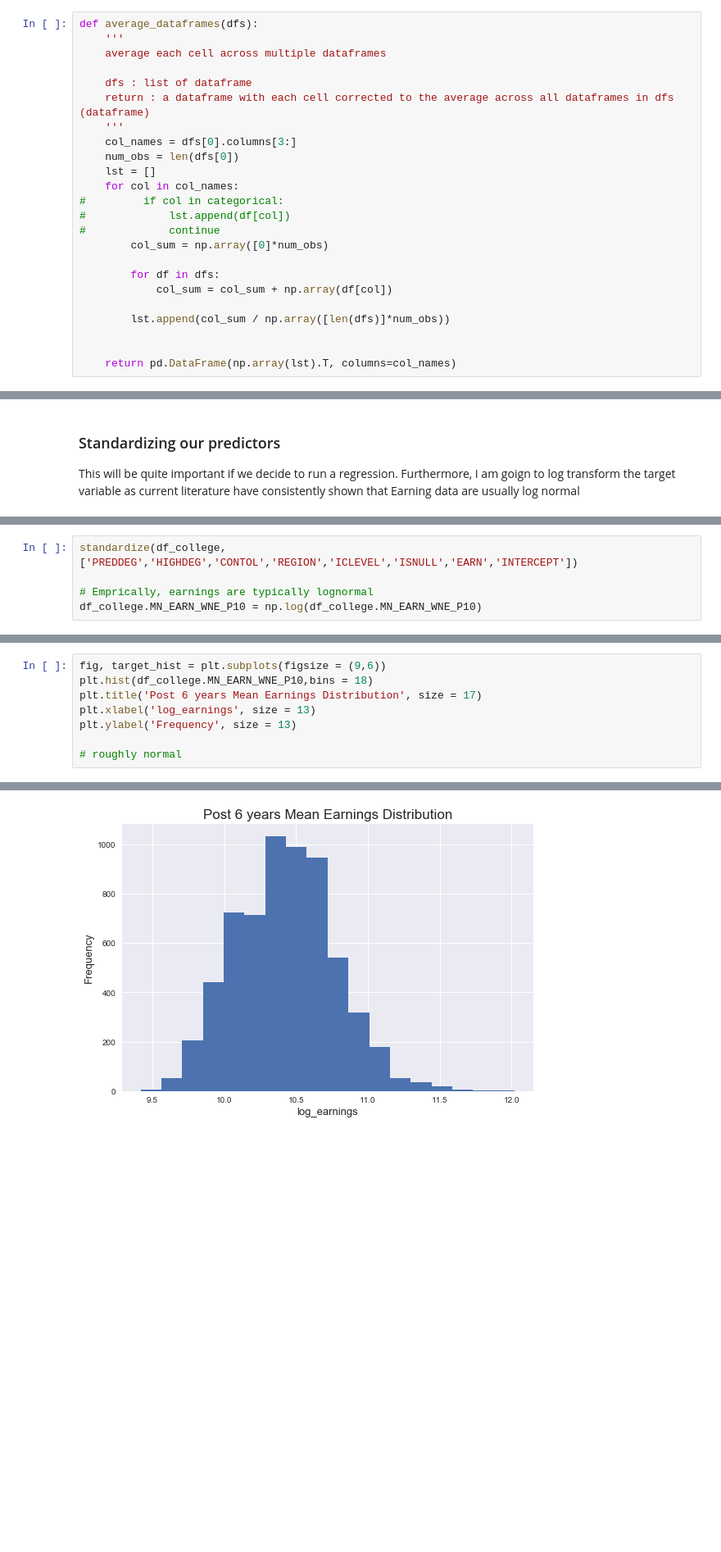
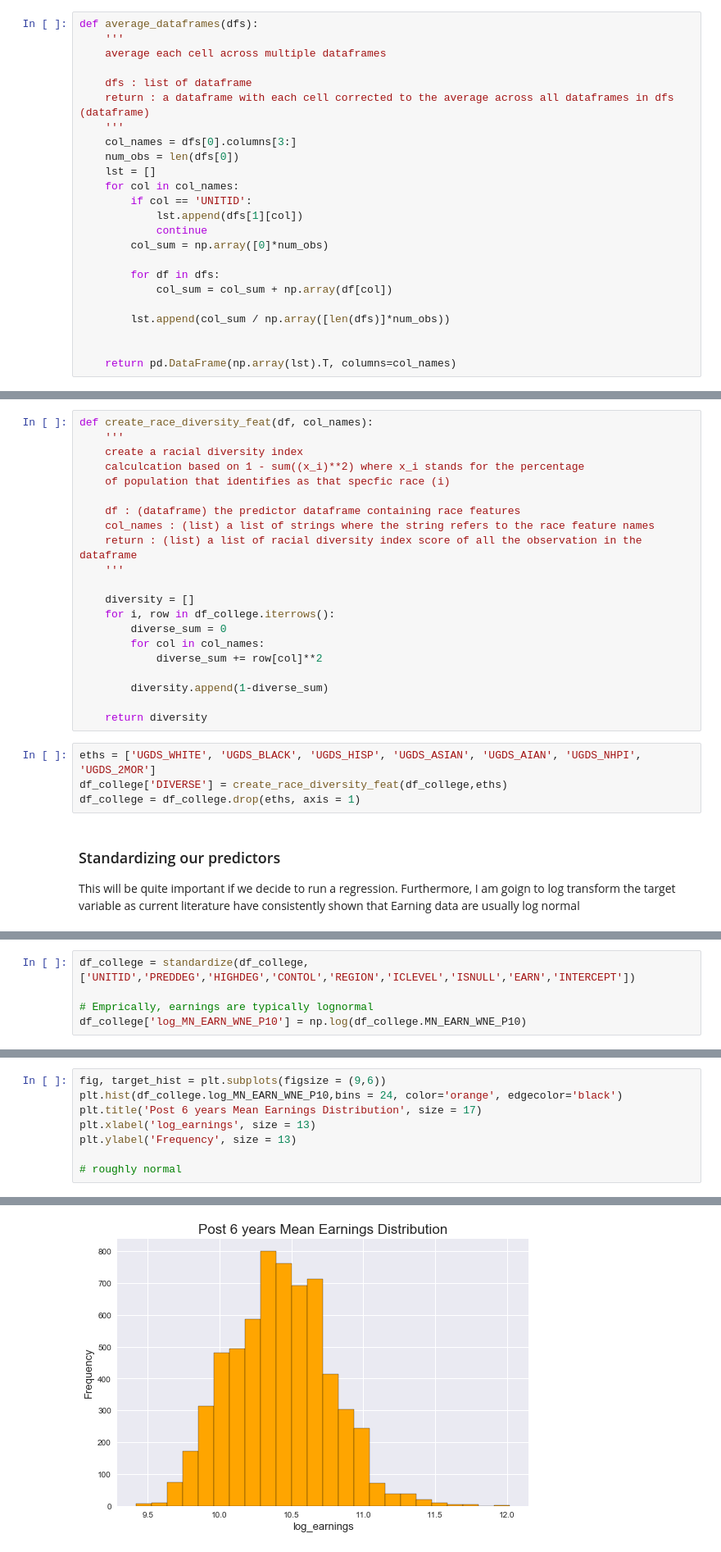
Before and after one commit to willtseng12/metis_projects_17, a Jupyter notebook: college_scorecard_project/college_scorecard_analysis.ipynb, the cells around one changed output, grey strips where cells are left out. Shown at 82% size. Drawn from its saved outputs; the diff is of its cells as text; blank space fills up the shorter version.

```diff
--- a/college_scorecard_project/college_scorecard_analysis.ipynb
+++ b/college_scorecard_project/college_scorecard_analysis.ipynb
@@ -328,9 +332,9 @@ def average_dataframes(dfs):
     num_obs = len(dfs[0])
     lst = []
     for col in col_names:
-#         if col in categorical:
-#             lst.append(df[col])
-#             continue
+        if col == 'UNITID':
+            lst.append(dfs[1][col])
+            continue
         col_sum = np.array([0]*num_obs)
 
         for df in dfs:
@@ -365,3 +357,28 @@ from sklearn.ensemble import RandomForestRegressor
+# %%
+def create_race_diversity_feat(df, col_names):
+    '''
+    create a racial diversity index
+    calculcation based on 1 - sum((x_i)**2) where x_i stands for the percentage
+    of population that identifies as that specfic race (i)
+
+    df : (dataframe) the predictor dataframe containing race features
+    col_names : (list) a list of strings where the string refers to the race feature names
+    return : (list) a list of racial diversity index score of all the observation in the dataframe
+    '''
+
+    diversity = []
+    for i, row in df_college.iterrows():
+        diverse_sum = 0
+        for col in col_names:
+            diverse_sum += row[col]**2
+
+        diversity.append(1-diverse_sum)
+
+    return diversity
+# %%
+eths = ['UGDS_WHITE', 'UGDS_BLACK', 'UGDS_HISP', 'UGDS_ASIAN', 'UGDS_AIAN', 'UGDS_NHPI', 'UGDS_2MOR']
+df_college['DIVERSE'] = create_race_diversity_feat(df_college,eths)
+df_college = df_college.drop(eths, axis = 1)
 # %% [markdown]
 ### Standardizing our predictors
 This will be quite important if we decide to run a regression. Furthermore, I am goign to log transform the target variable as current literature have consistently shown that Earning data are usually log normal
@@ -386,7 +406,7 @@ def standardize(df, lob):
 # %%
-standardize(df_college,['PREDDEG','HIGHDEG','CONTOL','REGION','ICLEVEL','ISNULL','EARN','INTERCEPT'])
+df_college = standardize(df_college,['UNITID','PREDDEG','HIGHDEG','CONTOL','REGION','ICLEVEL','ISNULL','EARN','INTERCEPT'])
 
 # Emprically, earnings are typically lognormal
-df_college.MN_EARN_WNE_P10 = np.log(df_college.MN_EARN_WNE_P10)
+df_college['log_MN_EARN_WNE_P10'] = np.log(df_college.MN_EARN_WNE_P10)
 # %% [markdown]
 ##### Lets take a quick look at the distribution of our target variable after transformation
@@ -393,14 +415,14 @@ df_college.MN_EARN_WNE_P10 = np.log(df_college.MN_EARN_WNE_P10)
 # %%
 fig, target_hist = plt.subplots(figsize = (9,6))
-plt.hist(df_college.MN_EARN_WNE_P10,bins = 18)
+plt.hist(df_college.log_MN_EARN_WNE_P10,bins = 24, color='orange', edgecolor='black')
 plt.title('Post 6 years Mean Earnings Distribution', size = 17)
 plt.xlabel('log_earnings', size = 13)
 plt.ylabel('Frequency', size = 13)
 
 # roughly normal
 # %% [output]
 <matplotlib.text.Text at 0x...>
-[figure, old version]
+[figure, new version]
 # %% [markdown]
 ### Train test split
 I am going to split my dataset into train, test, and validation set first.
```
Also changed, not shown: parts of 88 cells of this notebook.
